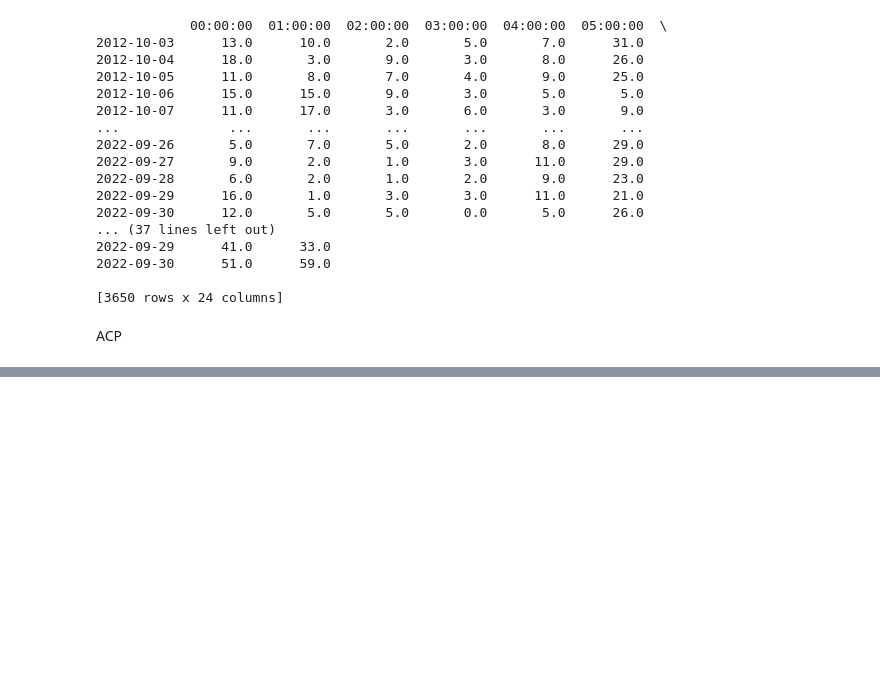
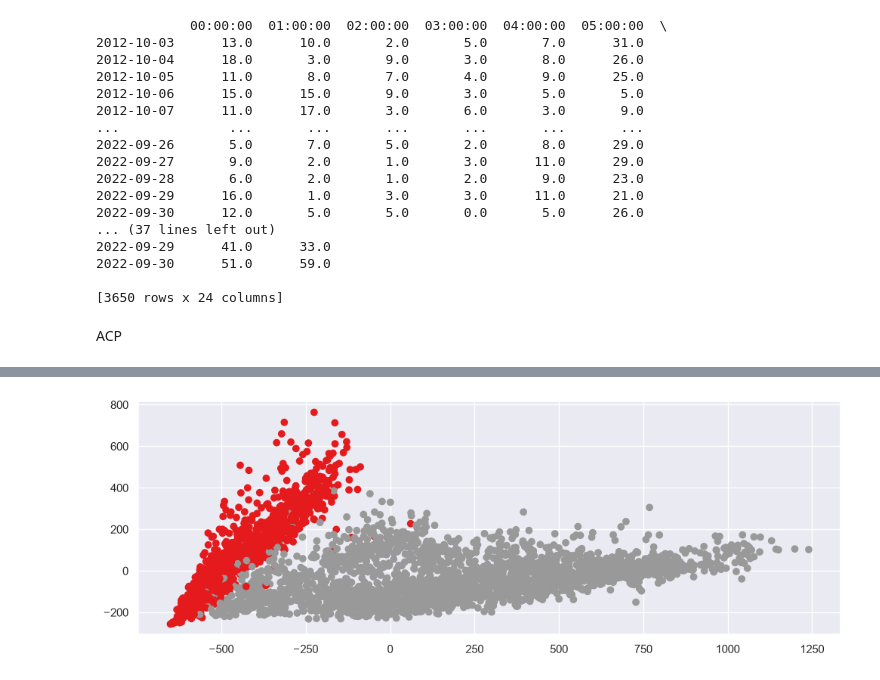
Before and after one commit to AymericLanery/TP-4bridge, a Jupyter notebook: tp4bis.ipynb, the cells around one changed output, grey strips where cells are left out. Cells and saved outputs as stored; diff of their text form; code cells hidden in the pictures; blank space fills up the shorter version.

```diff
--- a/tp4bis.ipynb
+++ b/tp4bis.ipynb
@@ -288,0 +279,7 @@ KeyboardInterrupt:
+# %%
+#Exercice
+groupes=GaussianMixture(n_components=2).fit_predict(pca_input)
+plt.scatter(nuage[:,0],nuage[:,1],c=groupes,cmap='Set1')
+plt.show()
+# %% [output]
+[figure, added]
```
Also changed, not shown: parts of 10 cells of this notebook.
